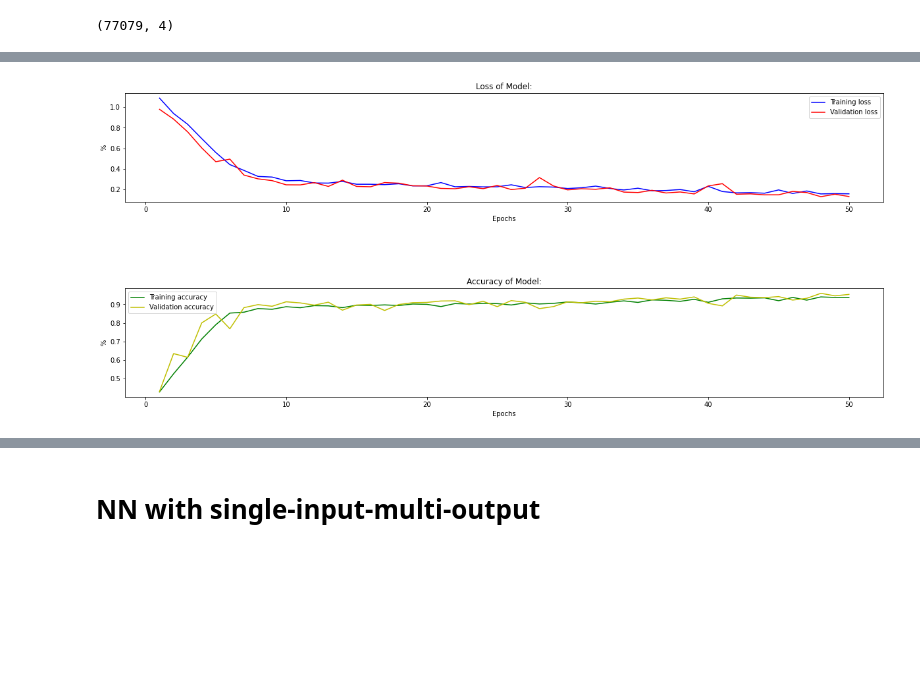
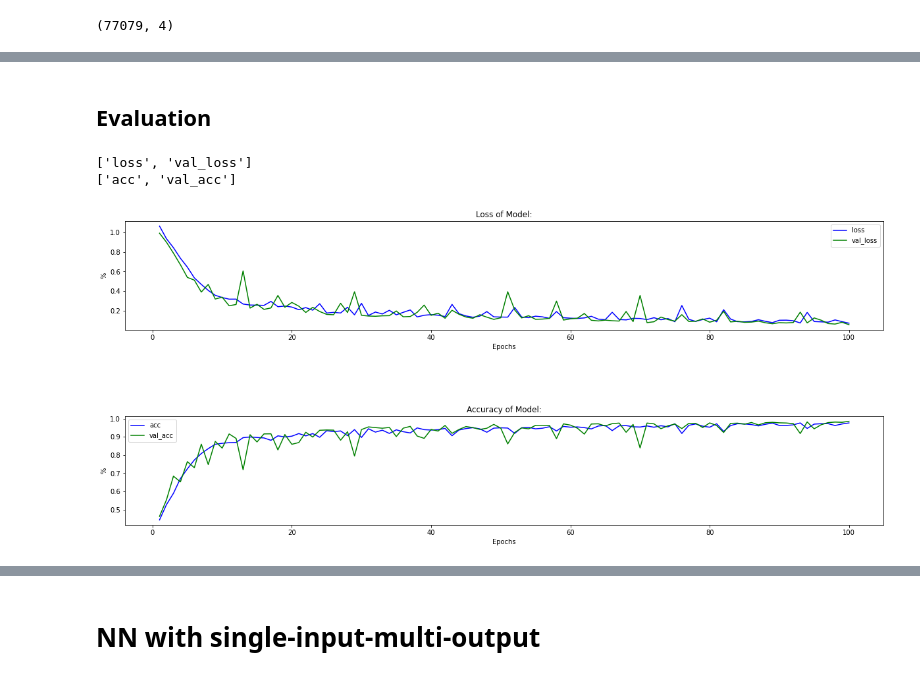
Before and after one commit to sandrosage/Monitoring_Converter_ML, a Jupyter notebook: Machine_Learining/deep_learning.ipynb, the cells around one changed output, grey strips where cells are left out. Cells and saved outputs as stored; diff of their text form; code cells hidden in the pictures; blank space fills up the shorter version.

```diff
--- a/Machine_Learining/deep_learning.ipynb
+++ b/Machine_Learining/deep_learning.ipynb
@@ -74,8 +78,9 @@ from keras.layers import Activation
 model = Sequential([
     Input(shape=(4,), name="input-layer"),
     Dense(64, activation="relu"),
-    Dense(64, activation="relu"),
-    Dense(64, activation="relu"),
+    Dense(128, activation="relu"),
+    Dense(128, activation="relu"),
+    Dense(128, activation="relu"),
     Dense(16, activation="relu"),
     Dense(3, activation="softmax", name="output_layer")
 ], name="DCDC_type_classifier")
@@ -128,25 +140,41 @@ Epoch 50/50
+# %% [markdown]
+## Evaluation
 # %%
+import matplotlib.colors as mcolors
 import matplotlib.pyplot as plt
 
+def plot_history(history, epochs_size):
+    loss_list = []
+    accuracy_list = []
+    history_keys = history.history.keys()
+    for key in history_keys:
+        if "loss" in key:
+            loss_list.append(key)
 
-# function for plotting the history including validation/training loss and accuracy
-def plot_history(history, epochs_size):
-    loss = history.history["loss"]
-    accuracy = history.history["acc"]
-    val_loss = history.history["val_loss"]
-    val_accuracy = history.history["val_acc"]
-    # max_acc = accuracy[np.argmax(accuracy)]
-    # max_val_acc = val_accuracy[np.argmax(val_accuracy)]
+        elif "acc" in key:
+            accuracy_list.append(key)
+
+        elif "accuracy" in key:
+            accuracy_list.append(key)
+
+    print(loss_list)
+    print(accuracy_list)
+
+    colors = list(mcolors.BASE_COLORS.keys())
     epochs = range(1, (epochs_size+1))
     ig, ax = plt.subplots(2, figsize=(20, 8))
-    ax[0].plot(epochs ,loss, "b", label="Training loss")
-    ax[0].plot(epochs, val_loss, "r", label="Validation loss")
+
+    for key,color in zip(loss_list, colors):
+        ax[0].plot(epochs ,history.history[key], str(color), label=str(key))
+
     ax[0].set_xlabel("Epochs")
     ax[0].set_ylabel("%")
     ax[0].set_title("Loss of Model:")
     ax[0].legend()
-    ax[1].plot(epochs, accuracy, "g", label="Training accuracy")
-    ax[1].plot(epochs, val_accuracy, "y", label="Validation accuracy")
+
+    for key,color in zip(accuracy_list, colors):
+        ax[1].plot(epochs, history.history[key], str(color), label=str(key))
+
     ax[1].set_xlabel("Epochs")
     ax[1].set_ylabel("%")
     ax[1].set_title("Accuracy of Model:")
@@ -162,6 +190,8 @@ def plot_history(history, epochs_size):
 
     plt.show()
 # %%
-plot_history(history=history, epochs_size=50)
+plot_history(history=history, epochs_size=100)
 # %% [output]
+['loss', 'val_loss']
+['acc', 'val_acc']
-[figure, old version]
+[figure, new version]
```
Also changed, not shown: parts of 15 cells of this notebook, 1 other file.
